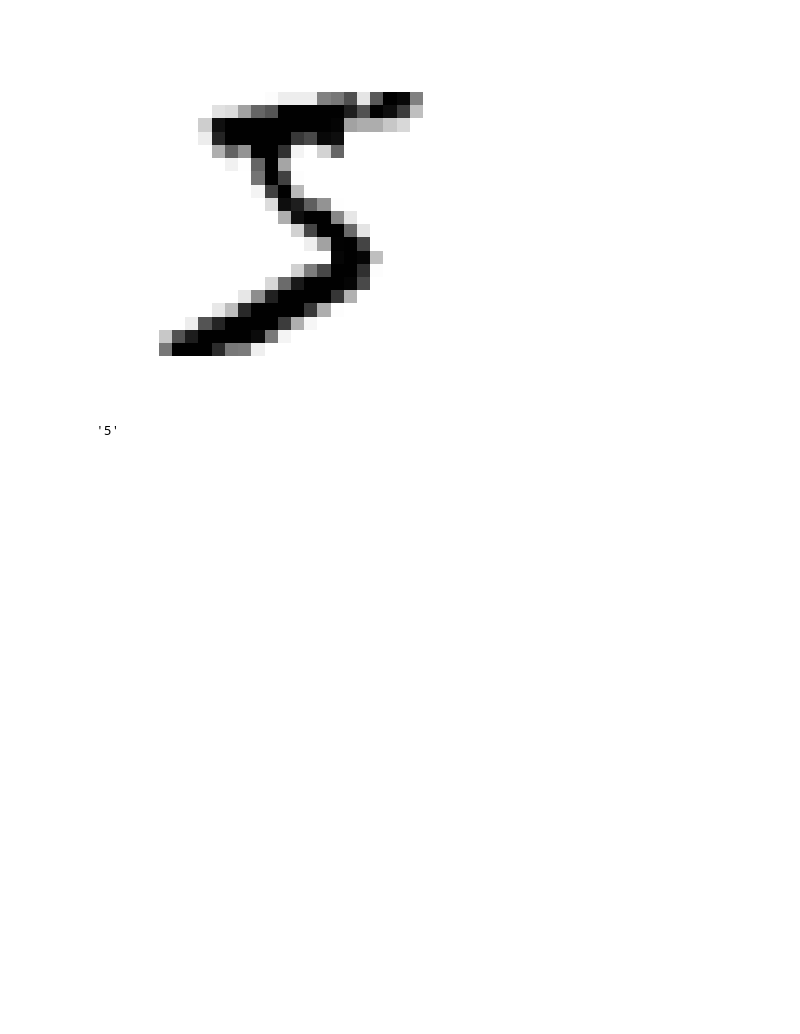
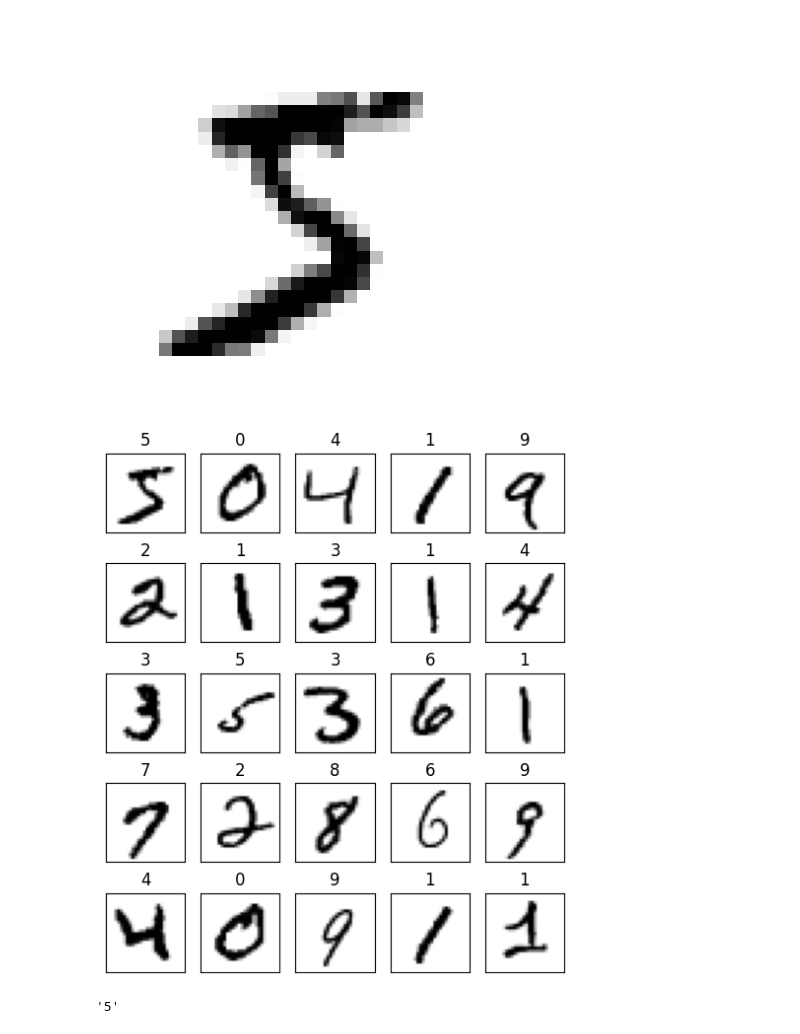
Before and after one commit to KORINZ/machine-learning-notebooks, a Jupyter notebook: 03_classification.ipynb, the cells around one changed output. Cells and saved outputs as stored; diff of their text form; code cells hidden in the pictures; blank space fills up the shorter version.

```diff
--- a/03_classification.ipynb
+++ b/03_classification.ipynb
@@ -13,7 +17,7 @@ X.shape, y.shape
 # %%
 import matplotlib.pyplot as plt
 
-def plot_digit(data):
+def plot_digit(data) -> None:
     image = data.reshape(28, 28)
     plt.imshow(image, cmap="binary")
     plt.axis("off")
@@ -22,6 +26,22 @@ def plot_digit(data):
 plot_digit(X[0])
 # %% [output]
 [figure]
+# %%
+def plot_digits(weight: int, height: int) -> None:
+    if weight == 1 and height == 1:
+        plot_digit(X[0])
+        return
+    fig, axes = plt.subplots(weight, height, figsize=(weight+1, height+2))
+    for i, ax in enumerate(axes.ravel()):
+        ax.imshow(X[i].reshape(28, 28), cmap="binary")
+        ax.yaxis.set_visible(False)
+        ax.xaxis.set_visible(False)
+        ax.set_title(y[i])
+    plt.show()
+
+plot_digits(5, 5)
+# %% [output]
+[figure, added]
 # %%
 y[0]
 # %% [output]
```
Also changed, not shown: parts of 3 cells of this notebook.
